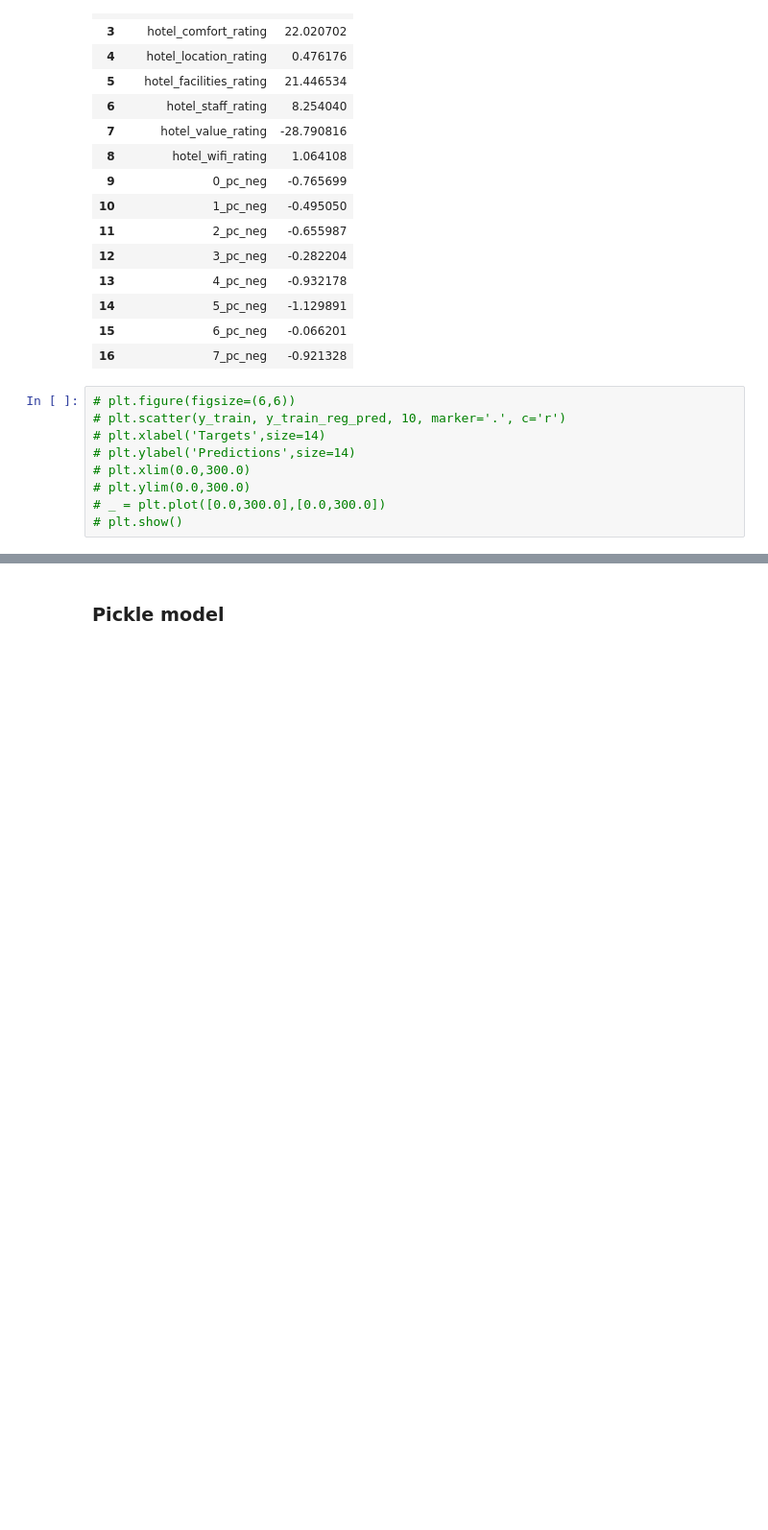
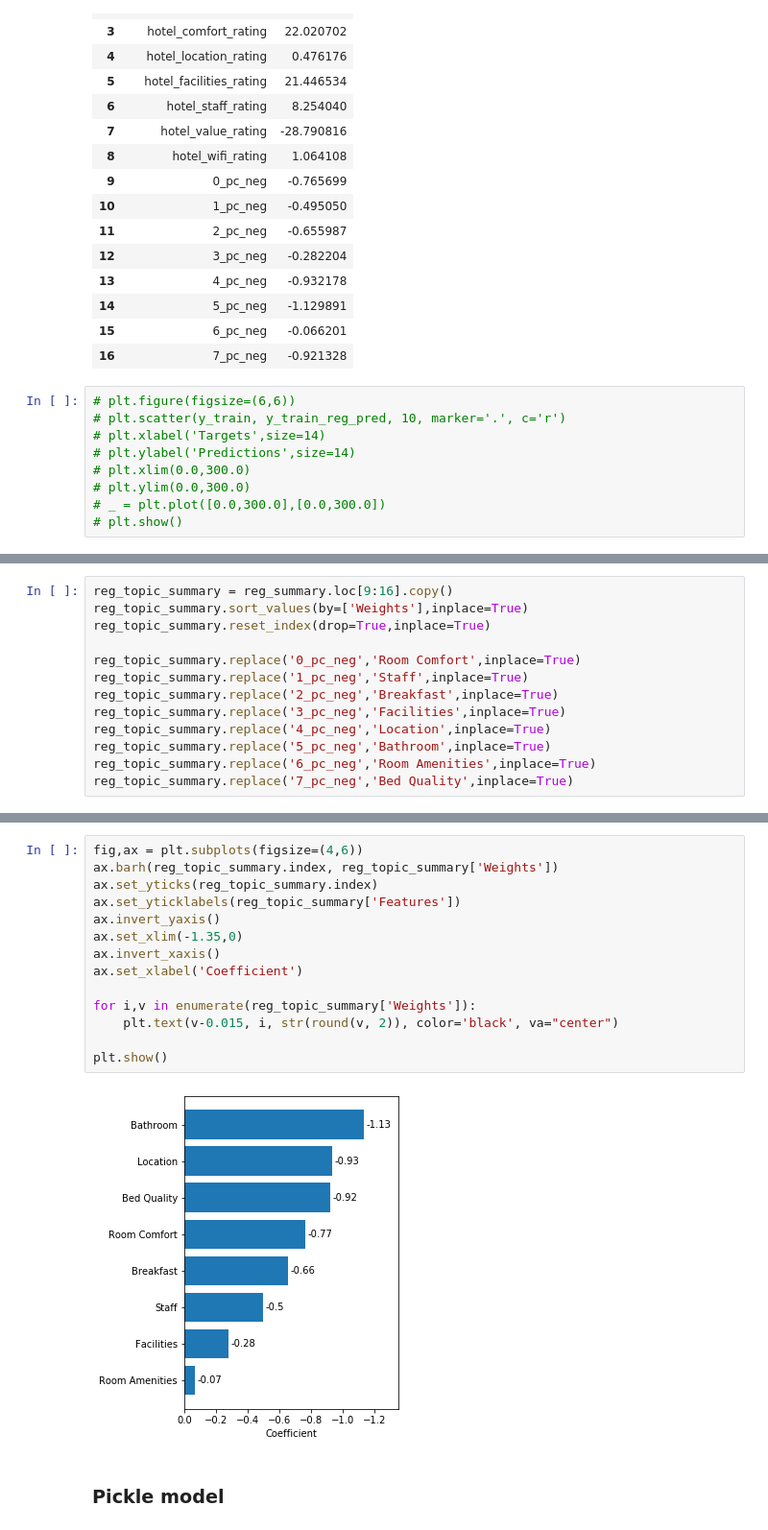
Before and after one commit to rmondini/insight-project, a Jupyter notebook: price-prediction.ipynb, the cells around one changed output, grey strips where cells are left out. Shown at 96% size. Cells and saved outputs as stored; diff of their text form; blank space fills up the shorter version.

Commit message:
added topic importance bar plot

```diff
--- a/price-prediction.ipynb
+++ b/price-prediction.ipynb
@@ -453,0 +454,13 @@ intercept =  [60.50735464]
+# %%
+reg_topic_summary = reg_summary.loc[9:16].copy()
+reg_topic_summary.sort_values(by=['Weights'],inplace=True)
+reg_topic_summary.reset_index(drop=True,inplace=True)
+
+reg_topic_summary.replace('0_pc_neg','Room Comfort',inplace=True)
+reg_topic_summary.replace('1_pc_neg','Staff',inplace=True)
+reg_topic_summary.replace('2_pc_neg','Breakfast',inplace=True)
+reg_topic_summary.replace('3_pc_neg','Facilities',inplace=True)
+reg_topic_summary.replace('4_pc_neg','Location',inplace=True)
+reg_topic_summary.replace('5_pc_neg','Bathroom',inplace=True)
+reg_topic_summary.replace('6_pc_neg','Room Amenities',inplace=True)
+reg_topic_summary.replace('7_pc_neg','Bed Quality',inplace=True)
@@ -454,3 +479,19 @@ intercept =  [60.50735464]
+# %%
+fig,ax = plt.subplots(figsize=(4,6))
+ax.barh(reg_topic_summary.index, reg_topic_summary['Weights'])
+ax.set_yticks(reg_topic_summary.index)
+ax.set_yticklabels(reg_topic_summary['Features'])
+ax.invert_yaxis()
+ax.set_xlim(-1.35,0)
+ax.invert_xaxis()
+ax.set_xlabel('Coefficient')
+
+for i,v in enumerate(reg_topic_summary['Weights']):
+    plt.text(v-0.015, i, str(round(v, 2)), color='black', va="center")
+
+plt.show()
+# %% [output]
+[figure, added]
 # %% [markdown]
 ### Pickle model
 # %%
```
Also changed, not shown: parts of 4 cells of this notebook.
